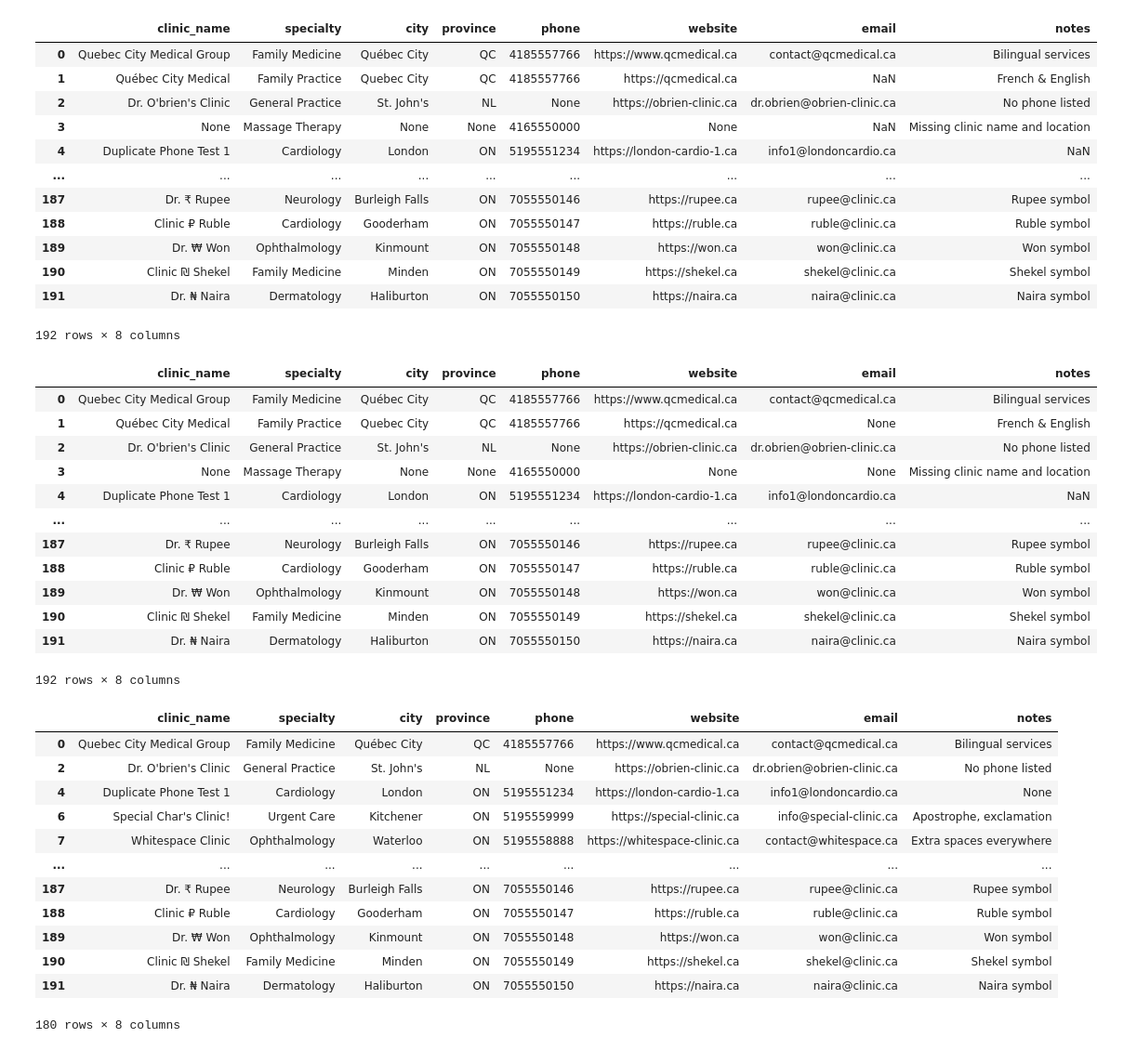
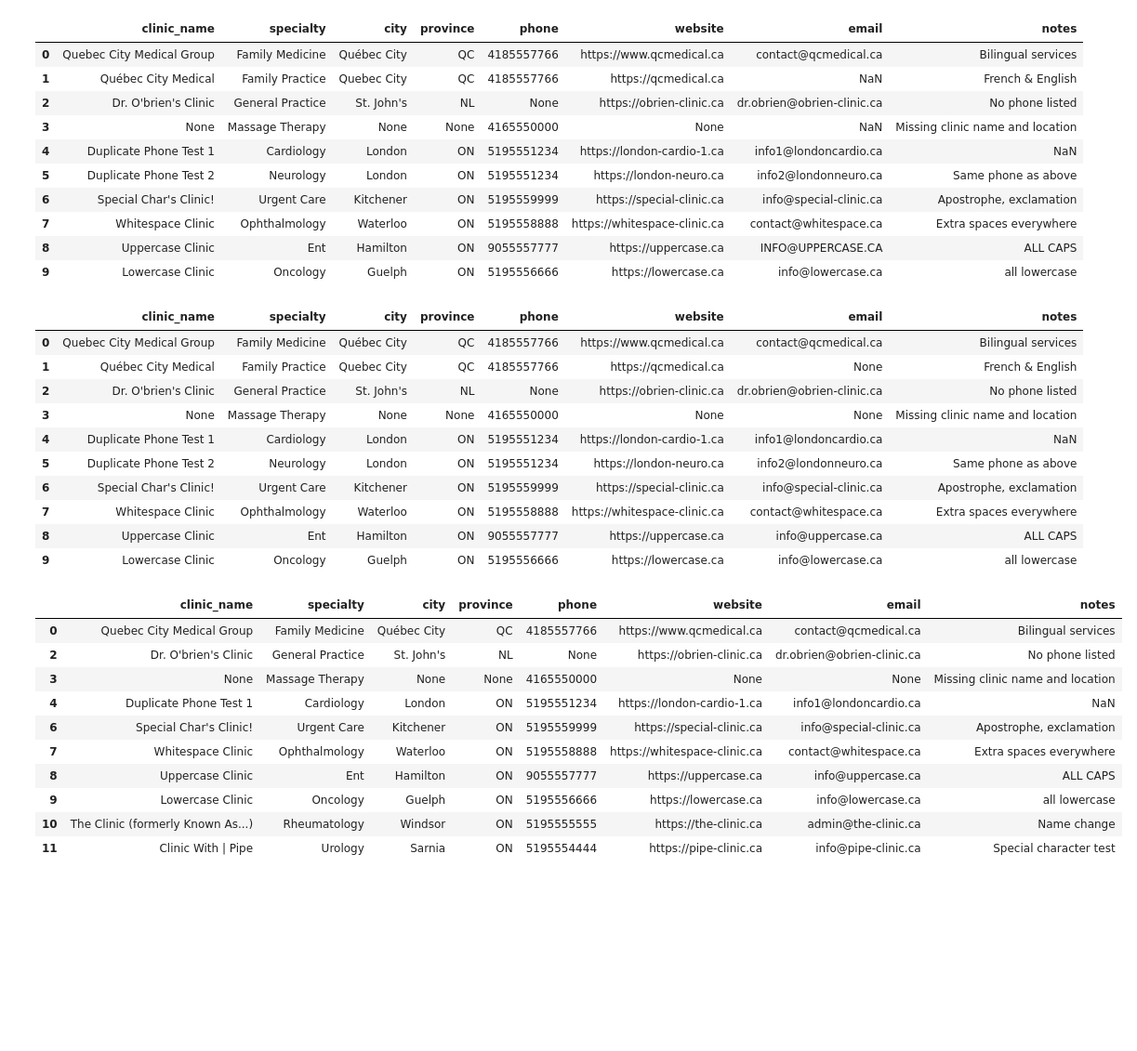
Before and after one commit to AganonIsaiah/Lyyvora-outreach-core-service, a Jupyter notebook: lead_data_pipeline/data_pipeline.ipynb, the cells around one changed output. Shown: that part at 93% size. Cells and saved outputs as stored; diff of their text form; code cells hidden in the pictures; blank space fills up the shorter version.

Commit message:
Feat: unit tests and workflows

```diff
--- a/lead_data_pipeline/data_pipeline.ipynb
+++ b/lead_data_pipeline/data_pipeline.ipynb
@@ -107,7 +99,7 @@ STEP 4. Clean website column
 """
 
 df["website"] = df["website"].apply(clean_website)
-df
+df.head(10)
 # %% [output]
 |  | clinic_name | specialty | city | province | phone | website | email | notes |
 | 0 | Quebec City Medical Group | Family Medicine | Québec City | QC | 4185557766 | https://www.qcmedical.ca | contact@qcmedical.ca | Bilingual services |
@@ -115,13 +107,11 @@ df
 | 2 | Dr. O'brien's Clinic | General Practice | St. John's | NL | None | https://obrien-clinic.ca | dr.obrien@obrien-clinic.ca | No phone listed |
 | 3 | None | Massage Therapy | None | None | 4165550000 | None | NaN | Missing clinic name and location |
 | 4 | Duplicate Phone Test 1 | Cardiology | London | ON | 5195551234 | https://london-cardio-1.ca | info1@londoncardio.ca | NaN |
-| ... | ... | ... | ... | ... | ... | ... | ... | ... |
-| 187 | Dr. ₹ Rupee | Neurology | Burleigh Falls | ON | 7055550146 | https://rupee.ca | rupee@clinic.ca | Rupee symbol |
-| 188 | Clinic ₽ Ruble | Cardiology | Gooderham | ON | 7055550147 | https://ruble.ca | ruble@clinic.ca | Ruble symbol |
-| 189 | Dr. ₩ Won | Ophthalmology | Kinmount | ON | 7055550148 | https://won.ca | won@clinic.ca | Won symbol |
-| 190 | Clinic ₪ Shekel | Family Medicine | Minden | ON | 7055550149 | https://shekel.ca | shekel@clinic.ca | Shekel symbol |
-| 191 | Dr. ₦ Naira | Dermatology | Haliburton | ON | 7055550150 | https://naira.ca | naira@clinic.ca | Naira symbol |
+| 5 | Duplicate Phone Test 2 | Neurology | London | ON | 5195551234 | https://london-neuro.ca | info2@londonneuro.ca | Same phone as above |
+| 6 | Special Char's Clinic! | Urgent Care | Kitchener | ON | 5195559999 | https://special-clinic.ca | info@special-clinic.ca | Apostrophe, exclamation |
+| 7 | Whitespace Clinic | Ophthalmology | Waterloo | ON | 5195558888 | https://whitespace-clinic.ca | contact@whitespace.ca | Extra spaces everywhere |
+| 8 | Uppercase Clinic | Ent | Hamilton | ON | 9055557777 | https://uppercase.ca | INFO@UPPERCASE.CA | ALL CAPS |
+| 9 | Lowercase Clinic | Oncology | Guelph | ON | 5195556666 | https://lowercase.ca | info@lowercase.ca | all lowercase |
-192 rows × 8 columns
 # %%
 """
 STEP 5. Clean email column
@@ -129,7 +119,7 @@ STEP 5. Clean email column
 """
 
 df["email"] = df["email"].apply(clean_email)
-df
+df.head(10)
 # %% [output]
 |  | clinic_name | specialty | city | province | phone | website | email | notes |
 | 0 | Quebec City Medical Group | Family Medicine | Québec City | QC | 4185557766 | https://www.qcmedical.ca | contact@qcmedical.ca | Bilingual services |
@@ -137,42 +127,38 @@ df
 | 2 | Dr. O'brien's Clinic | General Practice | St. John's | NL | None | https://obrien-clinic.ca | dr.obrien@obrien-clinic.ca | No phone listed |
 | 3 | None | Massage Therapy | None | None | 4165550000 | None | None | Missing clinic name and location |
 | 4 | Duplicate Phone Test 1 | Cardiology | London | ON | 5195551234 | https://london-cardio-1.ca | info1@londoncardio.ca | NaN |
-| ... | ... | ... | ... | ... | ... | ... | ... | ... |
-| 187 | Dr. ₹ Rupee | Neurology | Burleigh Falls | ON | 7055550146 | https://rupee.ca | rupee@clinic.ca | Rupee symbol |
-| 188 | Clinic ₽ Ruble | Cardiology | Gooderham | ON | 7055550147 | https://ruble.ca | ruble@clinic.ca | Ruble symbol |
-| 189 | Dr. ₩ Won | Ophthalmology | Kinmount | ON | 7055550148 | https://won.ca | won@clinic.ca | Won symbol |
-| 190 | Clinic ₪ Shekel | Family Medicine | Minden | ON | 7055550149 | https://shekel.ca | shekel@clinic.ca | Shekel symbol |
-| 191 | Dr. ₦ Naira | Dermatology | Haliburton | ON | 7055550150 | https://naira.ca | naira@clinic.ca | Naira symbol |
+| 5 | Duplicate Phone Test 2 | Neurology | London | ON | 5195551234 | https://london-neuro.ca | info2@londonneuro.ca | Same phone as above |
+| 6 | Special Char's Clinic! | Urgent Care | Kitchener | ON | 5195559999 | https://special-clinic.ca | info@special-clinic.ca | Apostrophe, exclamation |
+| 7 | Whitespace Clinic | Ophthalmology | Waterloo | ON | 5195558888 | https://whitespace-clinic.ca | contact@whitespace.ca | Extra spaces everywhere |
+| 8 | Uppercase Clinic | Ent | Hamilton | ON | 9055557777 | https://uppercase.ca | info@uppercase.ca | ALL CAPS |
+| 9 | Lowercase Clinic | Oncology | Guelph | ON | 5195556666 | https://lowercase.ca | info@lowercase.ca | all lowercase |
-192 rows × 8 columns
 # %%
 """
 STEP 6. Perform deduplication
 """
 
 # Performs deduplication for rows with matching `clinic_name` + `city`
 df = df.drop_duplicates(subset=["clinic_name", "city"], keep='first')
 
 # Performs additional deduplication by removing rows with duplicate phone numbers
 df = df[df['phone'].isna() | ~df.duplicated(subset=['phone'], keep='first')]
 
 # Performs deduplciation by removing rows with duplicate emails
 df = df[df['email'].isna() | ~df.duplicated(subset=['email'], keep='first')]
 
-df
+df.head(10)
 # %% [output]
 |  | clinic_name | specialty | city | province | phone | website | email | notes |
 | 0 | Quebec City Medical Group | Family Medicine | Québec City | QC | 4185557766 | https://www.qcmedical.ca | contact@qcmedical.ca | Bilingual services |
 | 2 | Dr. O'brien's Clinic | General Practice | St. John's | NL | None | https://obrien-clinic.ca | dr.obrien@obrien-clinic.ca | No phone listed |
-| 4 | Duplicate Phone Test 1 | Cardiology | London | ON | 5195551234 | https://london-cardio-1.ca | info1@londoncardio.ca | None |
+| 3 | None | Massage Therapy | None | None | 4165550000 | None | None | Missing clinic name and location |
+| 4 | Duplicate Phone Test 1 | Cardiology | London | ON | 5195551234 | https://london-cardio-1.ca | info1@londoncardio.ca | NaN |
 | 6 | Special Char's Clinic! | Urgent Care | Kitchener | ON | 5195559999 | https://special-clinic.ca | info@special-clinic.ca | Apostrophe, exclamation |
 | 7 | Whitespace Clinic | Ophthalmology | Waterloo | ON | 5195558888 | https://whitespace-clinic.ca | contact@whitespace.ca | Extra spaces everywhere |
-| ... | ... | ... | ... | ... | ... | ... | ... | ... |
-| 187 | Dr. ₹ Rupee | Neurology | Burleigh Falls | ON | 7055550146 | https://rupee.ca | rupee@clinic.ca | Rupee symbol |
-| 188 | Clinic ₽ Ruble | Cardiology | Gooderham | ON | 7055550147 | https://ruble.ca | ruble@clinic.ca | Ruble symbol |
-| 189 | Dr. ₩ Won | Ophthalmology | Kinmount | ON | 7055550148 | https://won.ca | won@clinic.ca | Won symbol |
-| 190 | Clinic ₪ Shekel | Family Medicine | Minden | ON | 7055550149 | https://shekel.ca | shekel@clinic.ca | Shekel symbol |
-| 191 | Dr. ₦ Naira | Dermatology | Haliburton | ON | 7055550150 | https://naira.ca | naira@clinic.ca | Naira symbol |
+| 8 | Uppercase Clinic | Ent | Hamilton | ON | 9055557777 | https://uppercase.ca | info@uppercase.ca | ALL CAPS |
+| 9 | Lowercase Clinic | Oncology | Guelph | ON | 5195556666 | https://lowercase.ca | info@lowercase.ca | all lowercase |
+| 10 | The Clinic (formerly Known As...) | Rheumatology | Windsor | ON | 5195555555 | https://the-clinic.ca | admin@the-clinic.ca | Name change |
+| 11 | Clinic With | Pipe | Urology | Sarnia | ON | 5195554444 | https://pipe-clinic.ca | info@pipe-clinic.ca | Special character test |
-180 rows × 8 columns
 # %%
 """
 STEP 7. Remove missing essential fields (clinic_name, email)
```
Also changed, not shown: parts of 6 cells of this notebook, 8 other files.
